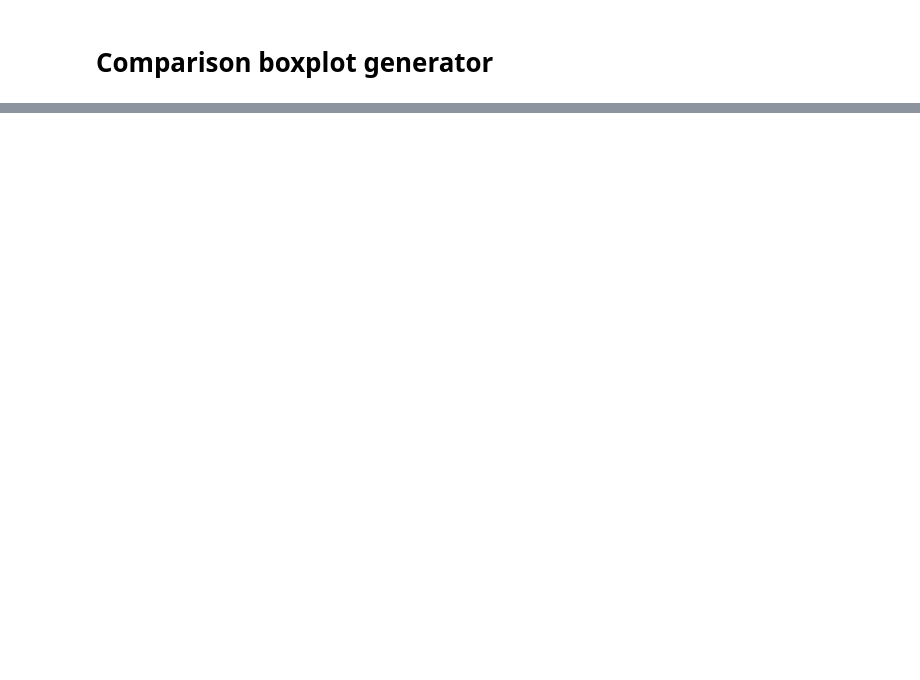
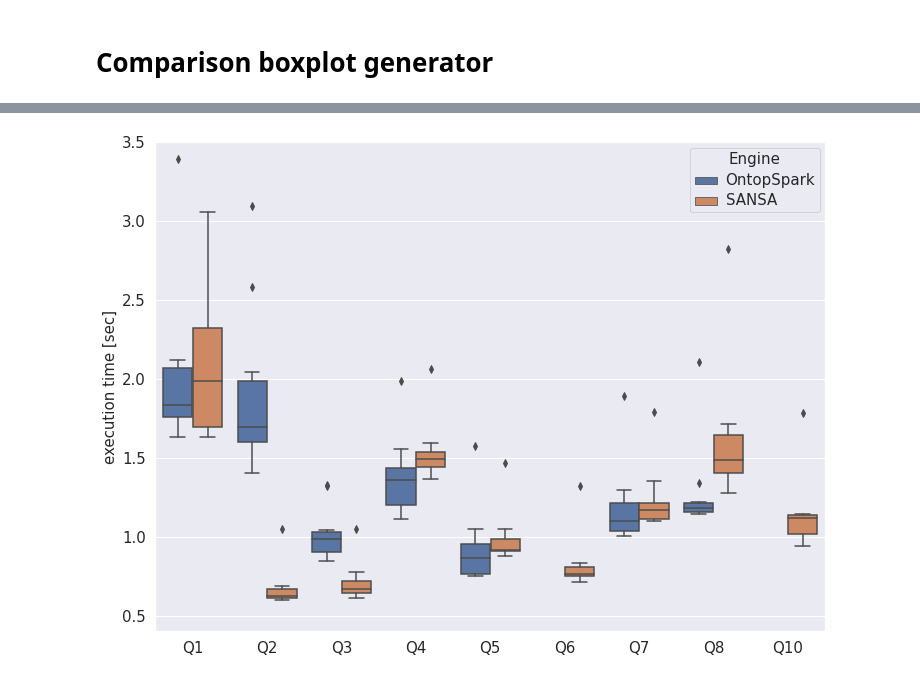
Before and after one commit to chimera-suite/OntopSpark-evaluation, a Jupyter notebook: notebook/boxplot.ipynb, the cells around one changed output, grey strips where cells are left out. Cells and saved outputs as stored; diff of their text form; code cells hidden in the pictures; blank space fills up the shorter version.

Commit message:
Update comparison - 10 runs for last query

```diff
--- a/notebook/boxplot.ipynb
+++ b/notebook/boxplot.ipynb
@@ -54,3 +3,54 @@ figure.savefig('boxplot1.png', dpi=300)
+# %%
+import pandas as pd
+import numpy as np
+import matplotlib.pyplot as plt
+import seaborn as sns
+
+ontop = {'Q1':[3.560,3.392,2.118,1.910,1.844,1.791,1.751,1.828,1.653,1.629],
+         'Q2':[3.094,2.579,2.042,1.821,1.668,1.623,1.581,1.595,1.726,1.403],
+         'Q3':[1.326,0.900,0.853,1.004,1.321,0.979,1.041,0.914,0.847,0.996],
+         'Q4':[1.985,1.402,1.131,1.179,1.444,1.319,1.394,1.271,1.558,1.111],
+         'Q5':[1.574,0.970,0.899,0.842,0.774,0.758,0.753,1.048,0.887,0.751],
+         'Q6':[0,0,0,0,0,0,0,0,0,0],
+         'Q7':[1.893,1.226,1.123,1.005,1.077,1.297,1.180,1.033,1.006,1.047],
+         'Q8':[2.105,1.220,1.338,1.150,1.195,1.178,1.143,1.148,1.180,1.185],
+         'Q10':[0,0,0,0,0,0,0,0,0,0]}
+
+
+sansa = {'Q1':[3.054,2.965,2.385,2.144,2.023,1.948,1.676,1.631,1.640,1.757],
+         'Q2':[1.046,0.626,0.602,0.624,0.644,0.609,0.615,0.688,0.598,0.679],
+         'Q3':[1.050,0.729,0.636,0.777,0.678,0.609,0.641,0.661,0.660,0.675],
+         'Q4':[2.064,1.362,1.529,1.466,1.540,1.595,1.372,1.517,1.436,1.455],
+         'Q5':[1.464,0.874,0.965,0.906,0.906,1.047,0.995,0.890,0.917,0.917],
+         'Q6':[1.319,0.794,0.775,0.757,0.732,0.755,0.749,0.810,0.830,0.710],
+         'Q7':[1.788,1.353,1.226,1.164,1.098,1.109,1.125,1.176,1.169,1.108],
+         'Q8':[2.821,1.714,1.683,1.506,1.529,1.341,1.402,1.461,1.278,1.401],
+         'Q10':[1.782,1.136,1.131,1.070,1.104,0.997,0.995,1.131,0.939,1.141]}
+
+df1 = pd.DataFrame(ontop).assign(Engine="OntopSpark")
+df2 = pd.DataFrame(sansa).assign(Engine="SANSA")
+
+cdf = pd.concat([df1,df2])
+mdf = pd.melt(cdf, id_vars=['Engine'], var_name=['Query'])
+
+sns.set(rc={'figure.figsize':(12,9)})
+ax = sns.boxplot(x="Query", y="value", hue="Engine", data=mdf)
+
+for label in (ax.get_xticklabels() + ax.get_yticklabels()):
+    label.set_fontsize(15)
+plt.setp(ax.get_legend().get_texts(), fontsize='15')
+plt.setp(ax.get_legend().get_title(), fontsize='15')
+
+plt.ylim(0.400, 3.500)
+plt.xlabel('')
+plt.ylabel('execution time [sec]',fontsize=15)
+
+plt.show()
+
+figure = ax.get_figure()
+figure.savefig('boxplot1.png', dpi=300)
+# %% [output]
+[figure, added]
 # %%
 import pandas as pd
 import numpy as np
```
Also changed, not shown: parts of 3 cells of this notebook, 4 other files.
